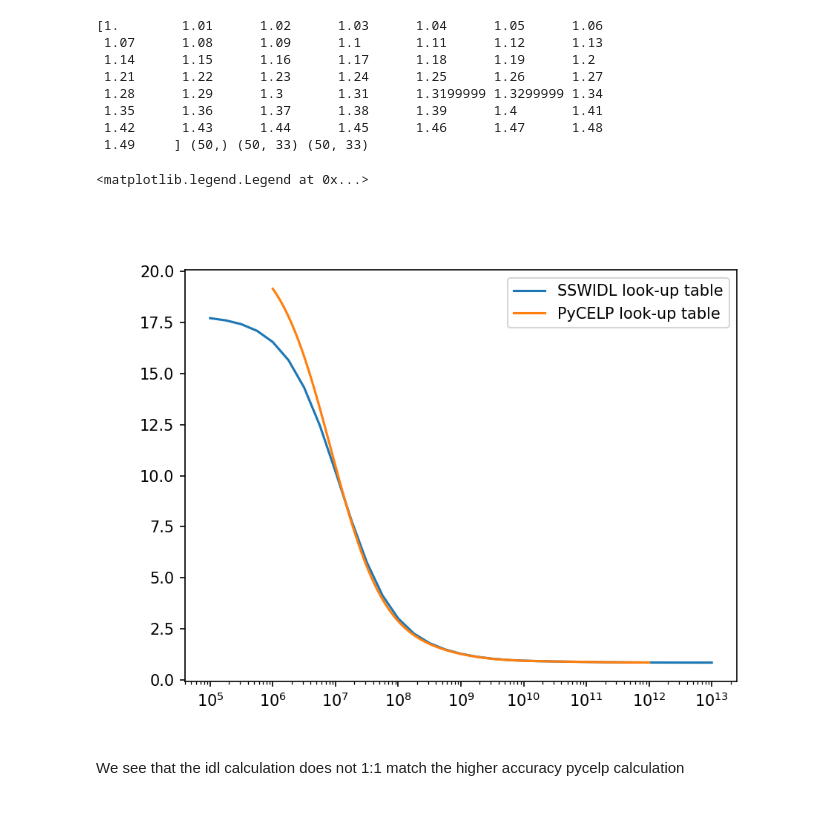
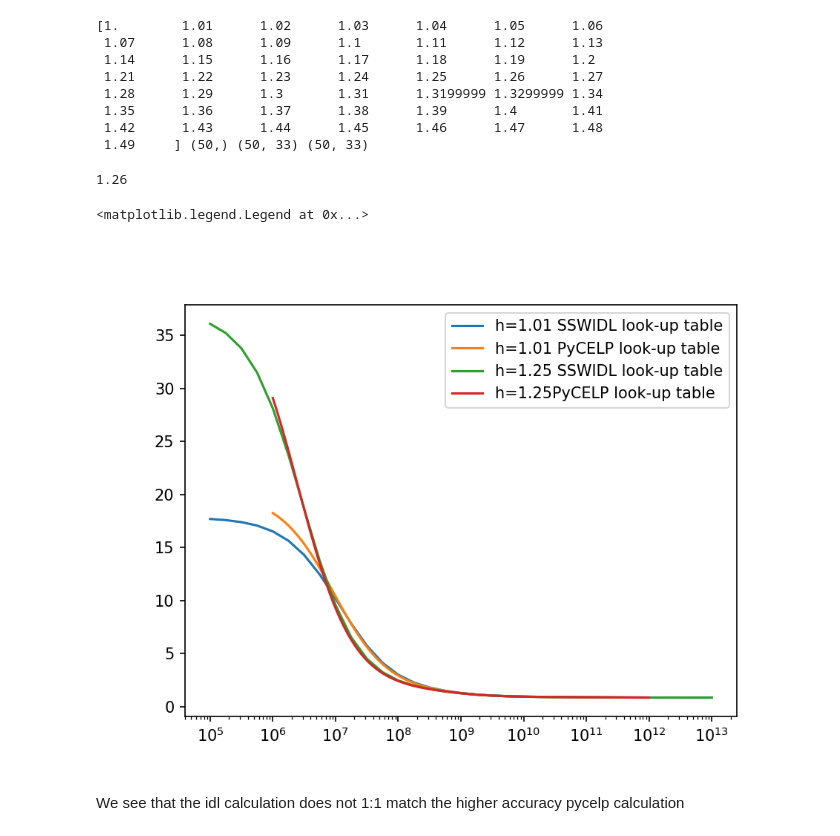
Before and after one commit to arparaschiv/FeXIII-coronal-density, a Jupyter notebook: PyCELP_generate_lookup.ipynb, the cells around one changed output. Cells and saved outputs as stored; diff of their text form; code cells hidden in the pictures.

```diff
--- a/PyCELP_generate_lookup.ipynb
+++ b/PyCELP_generate_lookup.ipynb
@@ -271,14 +271,21 @@ print(chia['h'],chia['h'].shape,chia['rat'].shape,chia['den'].shape)
  1.35      1.36      1.37      1.38      1.39      1.4       1.41
  1.42      1.43      1.44      1.45      1.46      1.47      1.48
  1.49     ] (50,) (50, 33) (50, 33)
+# %%
+chia['h'][25]
+heights[25]
+# %% [output]
+1.26
 # %%
 plt.figure()
-plt.plot(chia.den[1,:],chia.rat[1],label="SSWIDL look-up table")
-plt.plot(densities,ratios[1,:],label="PyCELP look-up table")
+plt.plot(chia.den[1,:],chia.rat[1],label="h=1.01 SSWIDL look-up table")
+plt.plot(densities,ratios[0,:],label="h=1.01 PyCELP look-up table")
+plt.plot(chia.den[25,:],chia.rat[25],label="h=1.25 SSWIDL look-up table")
+plt.plot(densities,ratios[24,:],label="h=1.25PyCELP look-up table")
 plt.xscale('log')
 plt.legend()
 # %% [output]
 <matplotlib.legend.Legend at 0x...>
-[figure, old version]
+[figure, new version]
 # %% [markdown]
 We see that the idl calculation does not 1:1 match the higher accuracy pycelp calculation
```
